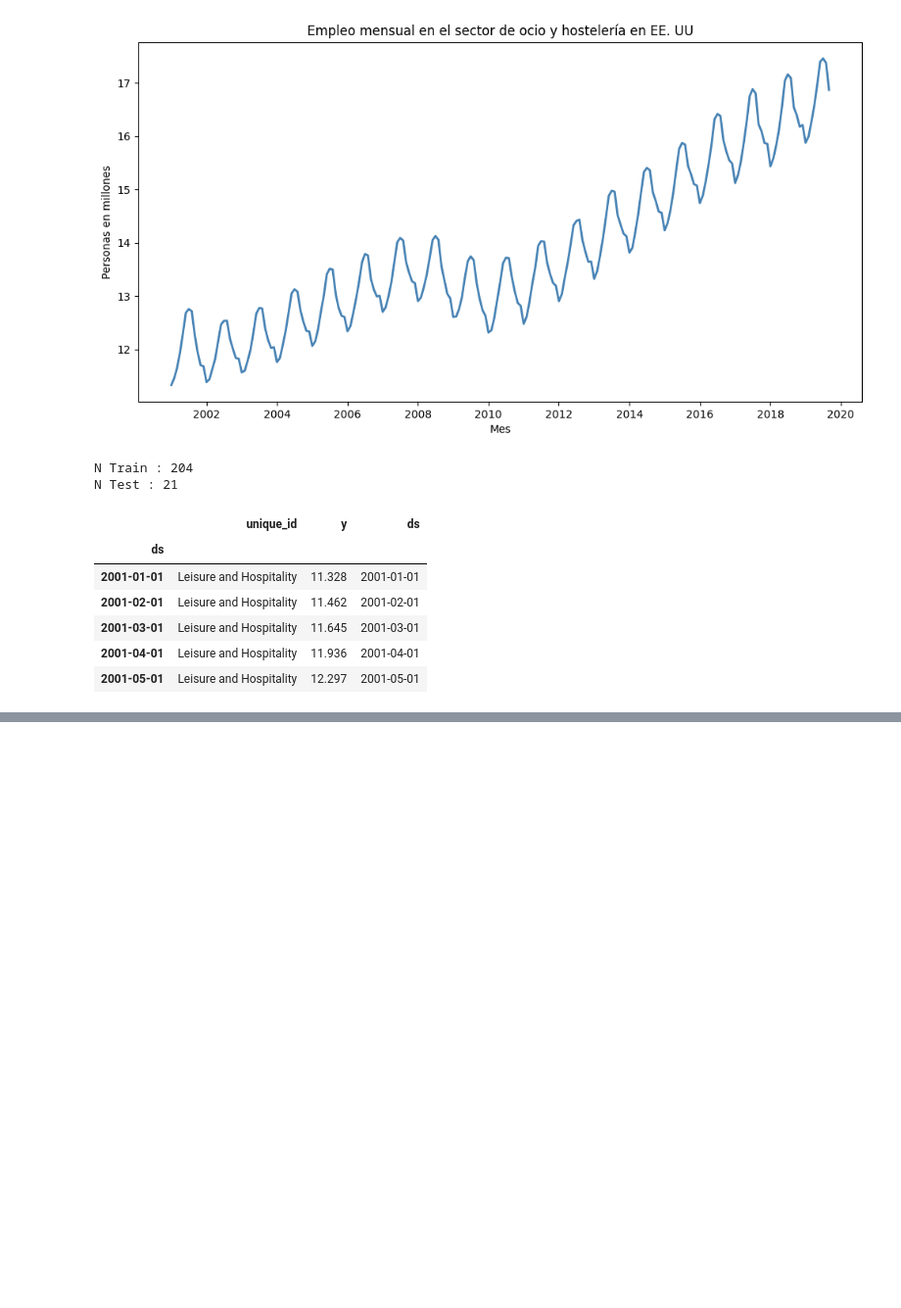
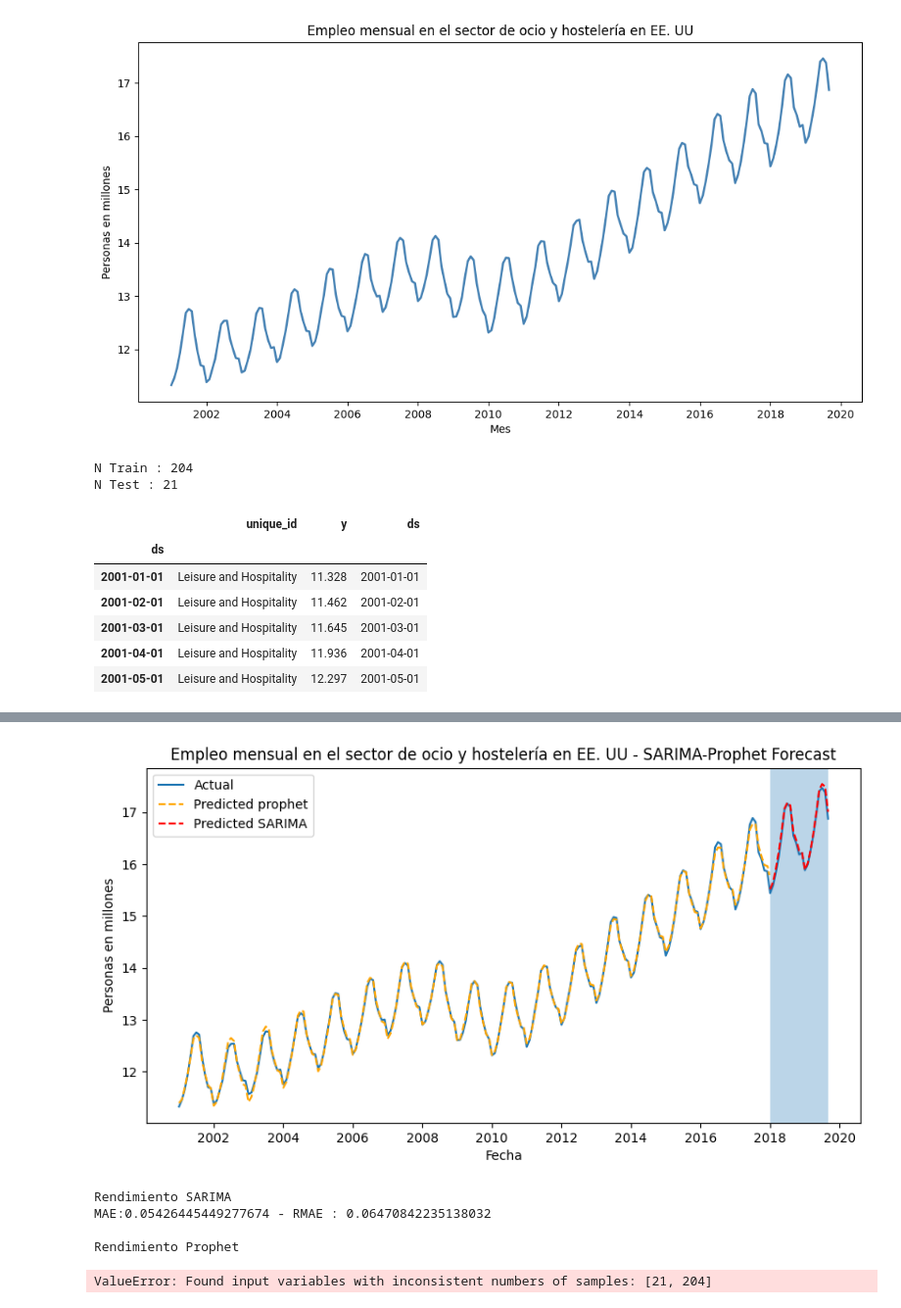
Before and after one commit to fersalme/series-tiempo-econometria, a Jupyter notebook: 03-ejercicios-LSTM-Prophet-Python.ipynb, the cells around one changed output, grey strips where cells are left out. Shown at 98% size. Drawn from its saved outputs; the diff is of its cells as text; code cells hidden in the pictures; blank space fills up the shorter version.

```diff
--- a/03-ejercicios-LSTM-Prophet-Python.ipynb
+++ b/03-ejercicios-LSTM-Prophet-Python.ipynb
@@ -587,19 +586,3 @@ Métrica     Valor                         Descripción
-# %%
-# Grafico serie real vs predicha
-time = df.index[-len(y_test):]
-
-plt.figure(figsize=(10, 5))
-plt.plot(time, y_test_inv, label="Actual")
-plt.plot(time, pred_inv, linestyle="--", label="Predicted")
-
-highlight = int(len(time) * 0.85)
-plt.axvspan(time[highlight], time[-1], alpha=0.3)
-
-plt.title("Delhi Climate LSTM Forecast")
-plt.xlabel("Date")
-plt.ylabel("Mean Temperature")
-plt.legend()
-plt.show()
 # %% [markdown]
 # Ejemplo 2. Empleo mensual en el sector de ocio y hostelería en EE. UU
 
@@ -629,8 +612,8 @@ datos_modelos = datos.copy()
 datos_modelos["ds"] = datos_modelos.index
 
 fecha_corte = "2018-01-01"
-datos_train = datos_modelos[datos_modelos["ds"] < pd.to_datetime(fecha_corte)]
-datos_test = datos_modelos[datos_modelos["ds"] >= pd.to_datetime(fecha_corte)]
+datos_train = datos_modelos[datos_modelos["ds"] < fecha_corte]
+datos_test = datos_modelos[datos_modelos["ds"] >= fecha_corte]
 
 print(f"N Train : {datos_train.shape[0]}")
 print(f"N Test : {datos_test.shape[0]}")
@@ -656,6 +639,7 @@ m_autoarima = auto_arima(datos_train.y, seasonal=True, m=12, stepwise=False, app
 auto_sarima = ARIMA(datos_train.y, order=m_autoarima.order, seasonal_order=m_autoarima.seasonal_order).fit()
 
 # pronostico
-t_pronostico = datos_test.shape[0]
+t_pronostico = len(datos_test)
 pronostico_sarima = auto_sarima.get_forecast(steps=t_pronostico)
 pred_mean_sarima = pronostico_sarima.predicted_mean
+pred_mean_sarima.head()
@@ -665,6 +656,8 @@ modelo = Prophet()
 modelo.fit(datos_train)
 
 # pronostico
-future = model.make_future_dataframe(periods=t_pronostico, freq="M")
-pred_prophet = model.predict(future)
+t_pronostico = len(datos_test)
+future = modelo.make_future_dataframe(periods=t_pronostico)
+pred_prophet = modelo.predict(future)
+pred_prophet.head()
 # %% [output]
@@ -673,3 +672,21 @@ pred_prophet = model.predict(future)
+# %%
+# Representación gráfica de los valores reales frente a los valores previstos.
+predict_prophet_test = pred_prophet[pred_prophet["ds"] >= fecha_corte]
+
+plt.figure(figsize=(10, 5))
+plt.plot(time, datos_modelos.y, label="Actual")
+plt.plot(pred_prophet.ds, pred_prophet.yhat, linestyle="--", color = "orange", label="Predicted prophet")
+plt.plot(pred_mean_sarima.index, pred_mean_sarima, linestyle="--", color = "red", label="Predicted SARIMA")
+
+plt.axvspan(datos_test.ds[0], datos_test.ds[-1], alpha=0.3)
+
+plt.title("Empleo mensual en el sector de ocio y hostelería en EE. UU - SARIMA-Prophet Forecast")
+plt.xlabel("Fecha")
+plt.ylabel("Personas en millones")
+plt.legend()
+plt.show()
+# %% [output]
+[figure, added]
 # %%
 # Comparar el redimiento respeto al test
 from sklearn.metrics import mean_absolute_error, root_mean_squared_error
@@ -681,6 +698,11 @@ def rendimiento(y_true, y_pred):
 
 print("Rendimiento SARIMA")
 rendimiento(datos_test.y, pred_mean_sarima)
-print("Rendimiento Prophet")
-y_hat_prophet = pred_prophet[pred_prophet["ds"] >= pd.to_datetime(fecha_corte)]
-rendimiento(datos_test.y, y_hat_prophet)
+print("\nRendimiento Prophet")
+rendimiento(datos_test.y, pred_prophet.yhat[:-len(datos_test)])
+# %% [output]
+Rendimiento SARIMA
+MAE:0.05426445449277674 - RMAE : 0.06470842235138032
+
+Rendimiento Prophet
+ValueError: Found input variables with inconsistent numbers of samples: [21, 204]
```
Also changed, not shown: parts of 13 cells of this notebook.
